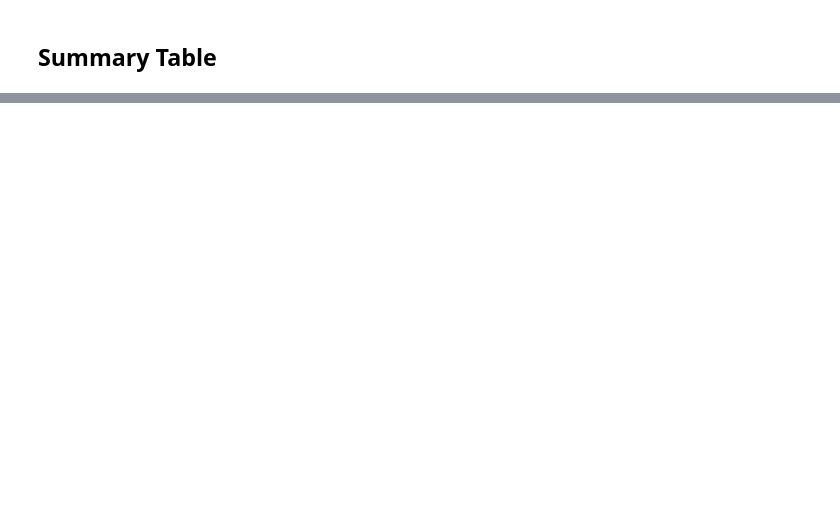
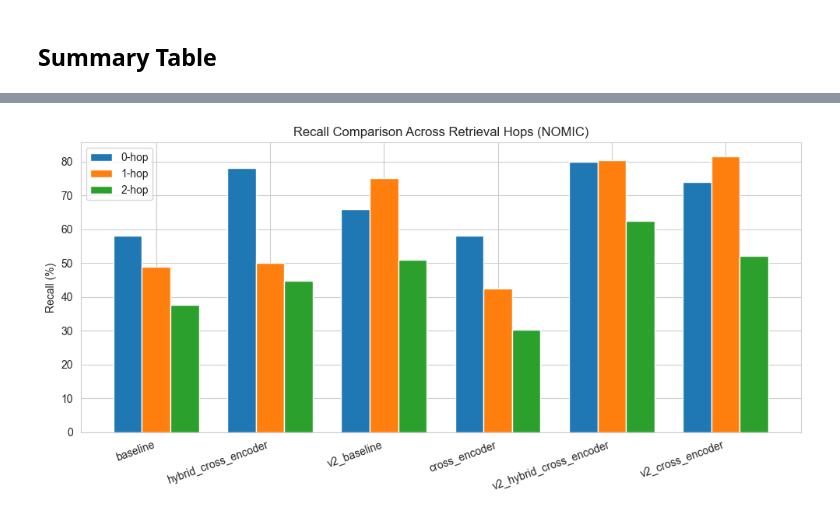
Before and after one commit to edogdu/UCKG, a Jupyter notebook: qa-engine/dataset/experiment_analysis.ipynb, the cells around one changed output, grey strips where cells are left out. Drawn from its saved outputs; the diff is of its cells as text; code cells hidden in the pictures; blank space fills up the shorter version.

```diff
--- a/qa-engine/dataset/experiment_analysis.ipynb
+++ b/qa-engine/dataset/experiment_analysis.ipynb
@@ -283 +293,35 @@ if report and len(df) > 0:
 Saved: experiments/summary_table.csv
+# %%
+import matplotlib.pyplot as plt
+import numpy as np
+
+methods = [
+    "baseline",
+    "hybrid_cross_encoder",
+    "v2_baseline",
+    "cross_encoder",
+    "v2_hybrid_cross_encoder",
+    "v2_cross_encoder"
+]
+
+recall_0 = [58.00, 78.00, 66.00, 58.00, 80.00, 74.00]
+recall_1 = [48.91, 50.00, 75.00, 42.39, 80.43, 81.52]
+recall_2 = [37.58, 44.85, 50.91, 30.30, 62.42, 52.12]
+
+x = np.arange(len(methods))
+width = 0.25
+
+plt.figure(figsize=(10, 5))
+
+plt.bar(x - width, recall_0, width, label="0-hop")
+plt.bar(x, recall_1, width, label="1-hop")
+plt.bar(x + width, recall_2, width, label="2-hop")
+
+plt.xticks(x, methods, rotation=20, ha="right")
+plt.ylabel("Recall (%)")
+plt.title("Recall Comparison Across Retrieval Hops (NOMIC)")
+plt.legend()
+plt.tight_layout()
+plt.show()
+# %% [output]
+[figure, added]
```
Also changed, not shown: parts of 9 cells of this notebook, 12 other files.
